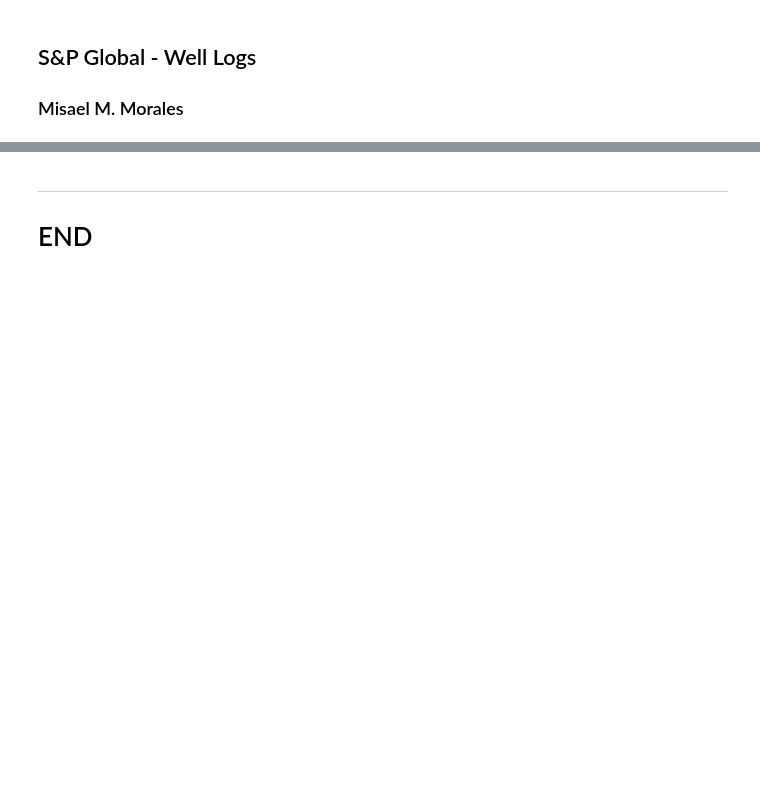
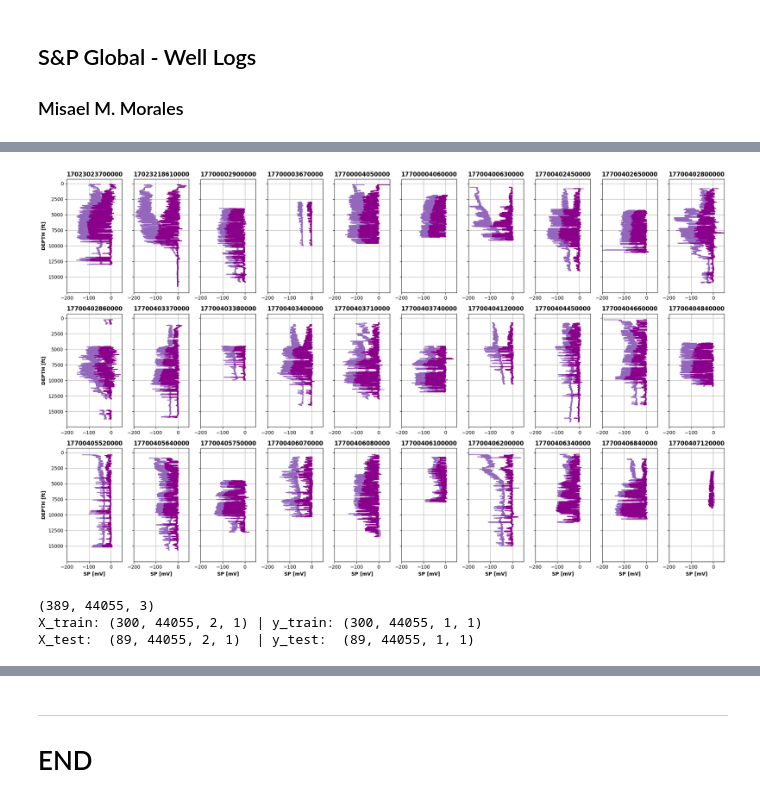
Before and after one commit to misaelmmorales/AutoPetrophysics-GOM-CCS, a Jupyter notebook: sp500_misael.ipynb, the cells around one changed output, grey strips where cells are left out. Saved outputs shown, nothing was run; the diff lists cells and outputs as text; code cells hidden in the pictures; blank space fills up the shorter version.

```diff
--- a/sp500_misael.ipynb
+++ b/sp500_misael.ipynb
@@ -12,7 +22,3 @@ for root, dirs, files in os.walk('Data/UT Export 9-19'):
         df = lasio.read(fname).df()
         headers[k] = df.columns
         k += 1
-# %%
-for i in range(len(headers)):
-    names = headers[i]
-    print(np.unique(names))
@@ -184,16 +109,18 @@ logs = np.where(logs==0, np.nan, logs)
 # %%
 fig, axs = plt.subplots(3, 10, figsize=(20, 12), sharey=True)
 k = 0
 for i in range(3):
     for j in range(10):
         axs[i,j].plot(logs[k,:,1], logs[k,:,0], c='tab:purple', label='SP')
         axs[i,j].plot(logs[k,:,2], logs[k,:,0], c='darkmagenta', label='SP_NORM')
         axs[i,j].set_title(os.listdir('Data/UT Export 9-19/')[k].split('.')[0], weight='bold')
         axs[i,0].set_ylabel('DEPTH [ft]', weight='bold')
         axs[-1,j].set_xlabel('SP [mV]', weight='bold')
         axs[i,j].set_xlim(-200, 50)
         axs[i,j].grid(True, which='both')
         k += 1
-axs[-1,-1].legend(facecolor='wheat', edgecolor='k')
+#axs[-1,-1].legend(facecolor='wheat', edgecolor='k')
 axs[0,0].invert_yaxis()
 plt.tight_layout(); plt.show()
+# %% [output]
+[figure, added]
@@ -203,10 +127,15 @@ print(logs.shape)
 # %%
 logs_clean = np.nan_to_num(logs, nan=0)
+print(logs_clean.shape)
 
 X_data = np.expand_dims(logs_clean[:,:,:2],-1)
-y_data = np.expand_dims(np.expand_dims(logs_clean[:,:,2],-1),-1)
+y_data = np.expand_dims(np.expand_dims(logs_clean[:,:,-1],-1),-1)
 
-X_train, X_test, y_train, y_test = train_test_split(X_data, y_data, test_size=0.2)
+X_train, X_test, y_train, y_test = train_test_split(X_data, y_data, test_size=0.227)
 
 print('X_train: {} | y_train: {}'.format(X_train.shape, y_train.shape))
 print('X_test:  {}  | y_test:  {}'.format(X_test.shape, y_test.shape))
+# %% [output]
+(389, 44055, 3)
+X_train: (300, 44055, 2, 1) | y_train: (300, 44055, 1, 1)
+X_test:  (89, 44055, 2, 1)  | y_test:  (89, 44055, 1, 1)
```
Also changed, not shown: parts of 19 cells of this notebook, 2 other files.
